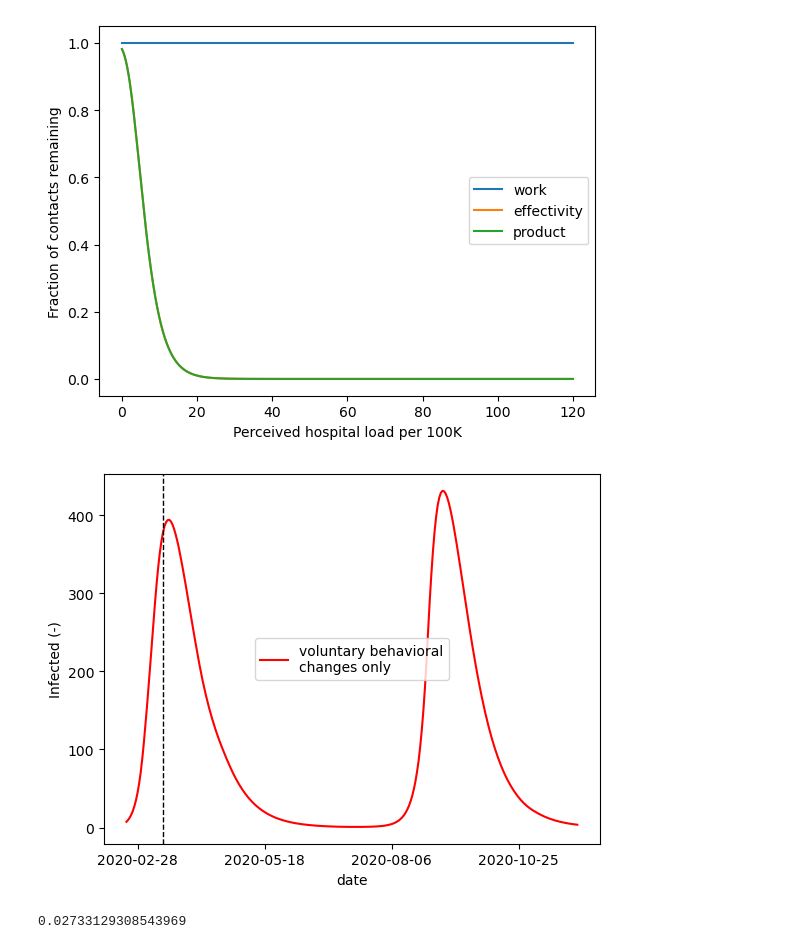
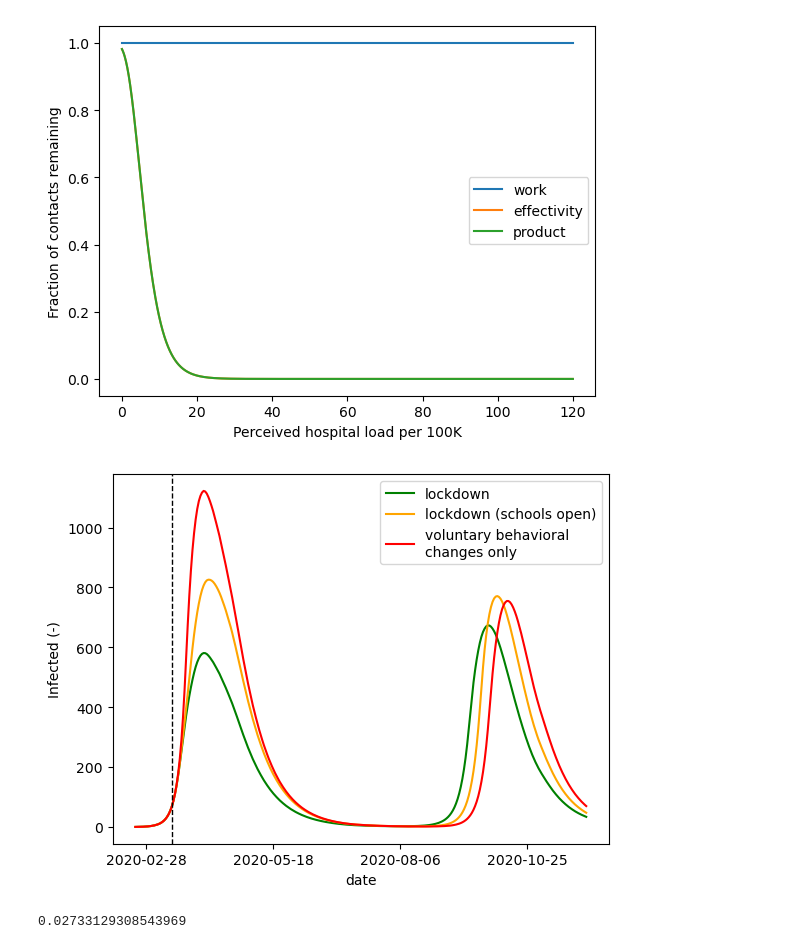
Before and after one commit to twallema/pyIEEM, a Jupyter notebook: notebooks/scratch-SIR-recurrent-mobility.ipynb, the cells around one changed output. Saved outputs shown, nothing was run; the diff lists cells and outputs as text; code cells hidden in the pictures.

```diff
--- a/notebooks/scratch-SIR-recurrent-mobility.ipynb
+++ b/notebooks/scratch-SIR-recurrent-mobility.ipynb
@@ -72,7 +72,7 @@ plt.close()
 # %% [output]
 [figure]
 # %%
-country = 'SWE'
+country = 'BE'
 spatial = True
 age_classes = pd.IntervalIndex.from_tuples([(0,5),(5,10),(10,15),(15,20),(20,25),(25,30),(30,35),(35,40),(40,45),(45,50),(50,55),(55,60),(60,65),(65,70),(70,75),(75,80),(80,120)], closed='left')
 simulation_start = '2020-02-21'
@@ -80,37 +80,37 @@ model = initialize_model(country, age_classes, spatial, simulation_start, contac
 # %%
 fig,ax = plt.subplots()
 
 model.parameters['tau'] = 35
 model.parameters['ypsilon_eff'] = 4
 model.parameters['phi_eff'] = 0.30
 
 # economic lockdown, schools closed, preventive measures, social restrictions
-#model.parameters['economic_closures'].loc[slice(None)] = 1
-#out = model.sim([simulation_start, '2020-12-01'])
-#ax.plot(out.date, out.Hin.sum(dim=['age_class', 'spatial_unit']), color='green', label='lockdown')
+model.parameters['economic_closures'].loc[slice(None)] = 1
+out = model.sim([simulation_start, '2020-12-01'])
+ax.plot(out.date, out.Hin.sum(dim=['age_class', 'spatial_unit']), color='green', label='lockdown')
 
 # economic lockdown, schools open, preventive measures, social restrictions
-#model.parameters['economic_closures'].loc['P85'] = 0
-#out = model.sim([simulation_start, '2020-12-01'])
-#ax.plot(out.date, out.Hin.sum(dim=['age_class', 'spatial_unit']), 'orange', label='lockdown (schools open)')
+model.parameters['economic_closures'].loc['P85'] = 0
+out = model.sim([simulation_start, '2020-12-01'])
+ax.plot(out.date, out.Hin.sum(dim=['age_class', 'spatial_unit']), 'orange', label='lockdown (schools open)')
 
 # do-nothing
 model.parameters['social_restrictions'] = 0
 model.parameters['economic_closures'].loc[slice(None)] = 0
 out = model.sim([simulation_start, '2020-12-01'])
 ax.plot(out.date, out.Hin.sum(dim=['age_class', 'spatial_unit']), color='red', label='voluntary behavioral\nchanges only')
 
 ax.legend()
 ax.axvline(x=datetime(2020, 3, 15), color='black', linestyle='--', linewidth=1)
 ax.set_xlabel('date')
 ax.set_ylabel('Infected (-)')
 ax.xaxis.set_major_locator(plt.MaxNLocator(5))
 
 #plt.savefig(f'scenarios_{country}.png', dpi=600)
 plt.show()
 plt.close()
 # %% [output]
-[figure, old version]
+[figure, new version]
 # %%
 def compute_beta(R0, delta, gamma, s, N, demography):
     beta_i = R0/(s*(delta+gamma)*np.expand_dims(np.sum(N, axis=0),axis=1))
```
Also changed, not shown: 2 other files.
